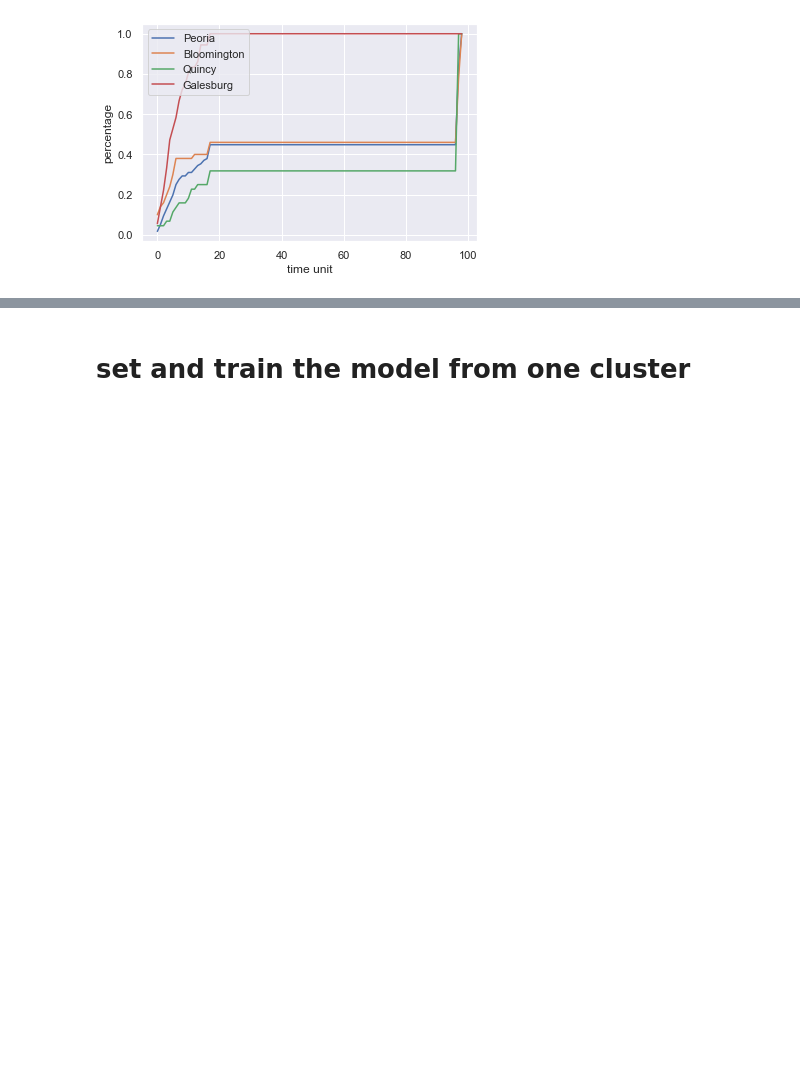
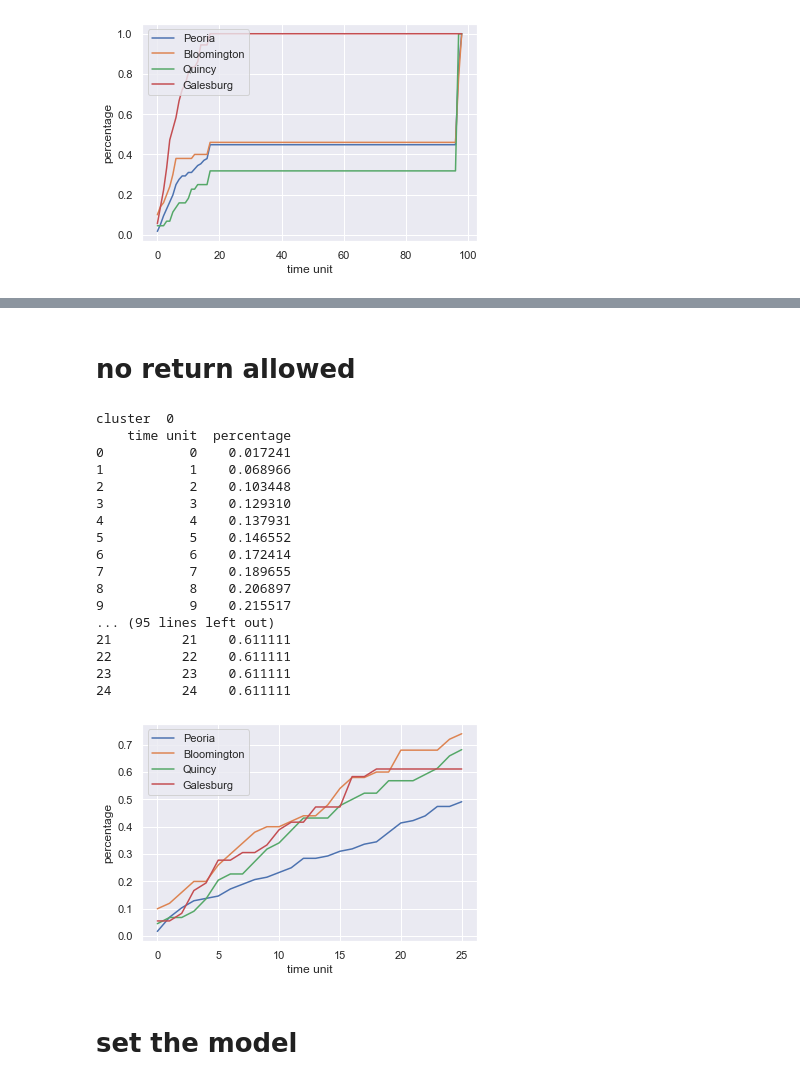
Before and after one commit to HX-Tfd/CSIS, a Jupyter notebook: process.ipynb, the cells around one changed output, grey strips where cells are left out. Drawn from its saved outputs; the diff is of its cells as text; code cells hidden in the pictures; blank space fills up the shorter version.

```diff
--- a/process.ipynb
+++ b/process.ipynb
@@ -361,2 +368,28 @@ cluster  0
+# %% [markdown]
+# no return allowed
+# %%
+get_change_simulated(0,1,2,3,15)
+get_change_simulated(1,1,2,3,15)
+get_change_simulated(2,1,2,3,15)
+get_change_simulated(3,1,2,3,15)
+# %% [output]
+cluster  0
+    time unit  percentage
+0           0    0.017241
+1           1    0.068966
+2           2    0.103448
+3           3    0.129310
+4           4    0.137931
+5           5    0.146552
+6           6    0.172414
+7           7    0.189655
+8           8    0.206897
+9           9    0.215517
+... (95 lines left out)
+21         21    0.611111
+22         22    0.611111
+23         23    0.611111
+24         24    0.611111
+[figure, added]
 # %% [markdown]
-# **set and train the model from one cluster**
+# **set the model**
```
Also changed, not shown: parts of 33 cells of this notebook.
